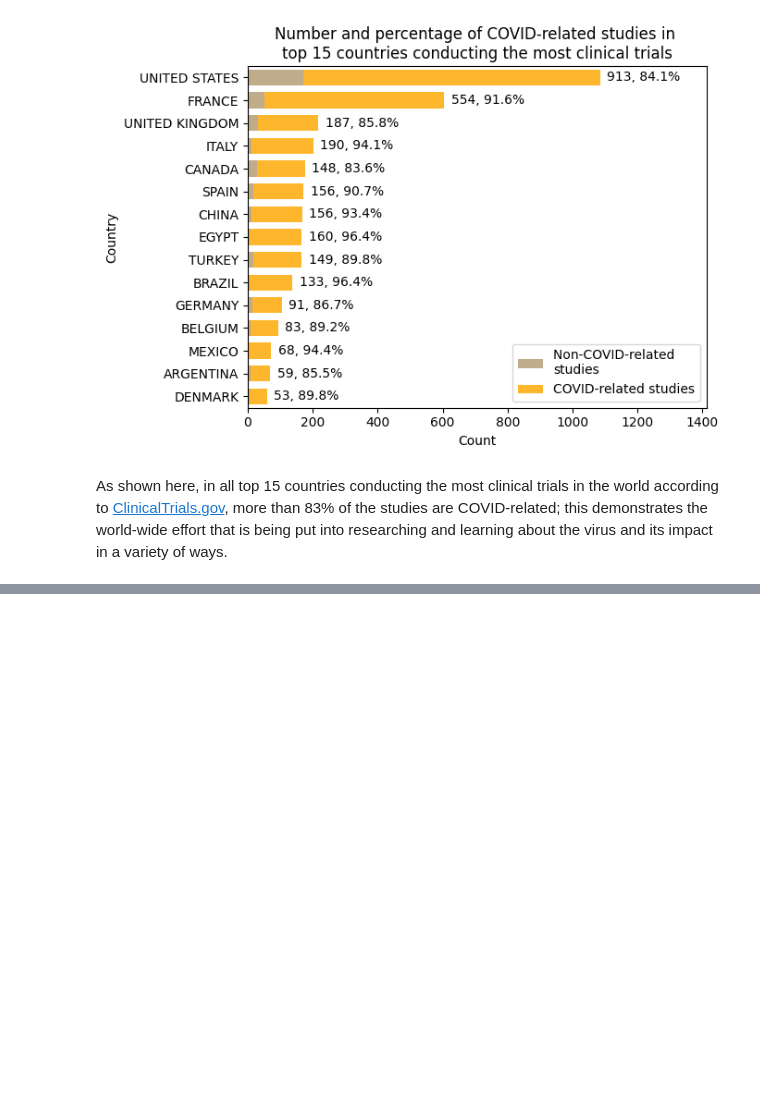
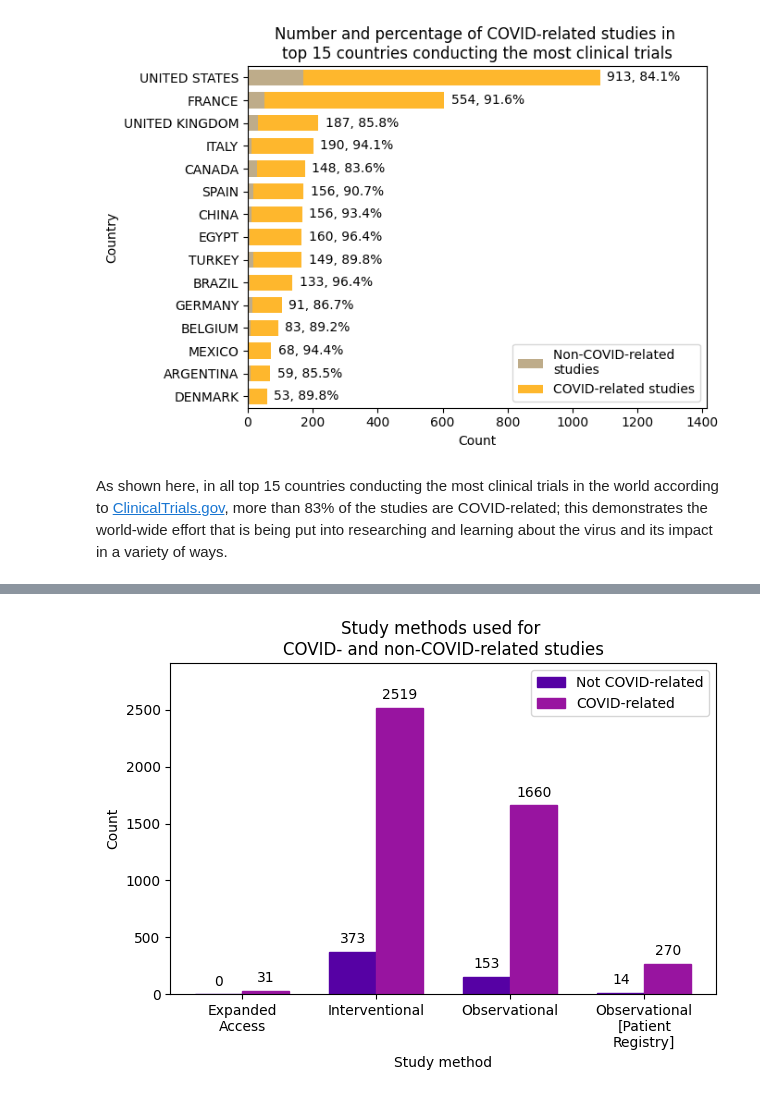
Before and after one commit to chels-kim/kaggle-covid-clintri, a Jupyter notebook: kaggle-covid-clintri/COVID-19 Clinical Trials.ipynb, the cells around one changed output, grey strips where cells are left out. Drawn from its saved outputs; the diff is of its cells as text; code cells hidden in the pictures; blank space fills up the shorter version.

Commit message:
March 5th Update 3: Finished up until study methods analysis.

```diff
--- a/kaggle-covid-clintri/COVID-19 Clinical Trials.ipynb
+++ b/kaggle-covid-clintri/COVID-19 Clinical Trials.ipynb
@@ -760,0 +769,70 @@ df_studies[['study_type','study_topic_code']].groupby(['study_type','study_topic
+# %%
+
+def mygroupedbar( data, data_labels, group_labels, group_name, data_name='Count', title='', colormap='plasma'):
+    '''
+    plot grouped data into a bar chart.
+    :param data: 2-d array containing columns of different categories. Number of rows should match with length
+        of group_labels.
+    :param data_labels: labels for data. Length should match with number of columns in data.
+    :param data_name: y axis name; default 'Count'
+    :param group_labels: labels for groups.
+    :param group_name: x axis name.
+    :param title: title of plot.
+    :return: grouped bar chart.
+    '''
+    x = np.arange(len(group_labels))  # the label locations
+    width = 0.35  # the width of the bars
+
+    fig, ax = plt.subplots()
+    rects_grouped = []
+    colours_list = data_color(len(group_labels)+1,colormap)
+
+    for col in range(len(data_labels)):
+        x_bar_center = x + width/2 * (col*2 - (len(data_labels)-1))
+        rects = ax.bar(x_bar_center, data[:,col], width, label=data_labels[col])
+        for bar in rects:
+            bar.set_color(colours_list[col])
+        rects_grouped.append(rects)
+
+    # Add some text for labels, title and custom x-axis tick labels, etc.
+    ax.set_xlabel(group_name)
+    ax.set_xticks(x)
+    ax.set_xticklabels(group_labels)
+    ax.set_ylabel(data_name)
+    ax.set_ylim([0, ax.get_ylim()[1]*1.1])
+    ax.set_title(title)
+    ax.legend()
+
+    def autolabel(rects):
+        """Attach a text label above each bar in *rects*, displaying its height."""
+        for rect in rects:
+            height = rect.get_height()
+            ax.annotate('{:.0f}'.format(height),
+                        xy=(rect.get_x() + rect.get_width() / 2, height),
+                        xytext=(0, 4),  # 3 points vertical offset
+                        textcoords="offset points",
+                        ha='center', va='bottom')
+
+    for rects in rects_grouped:
+        autolabel(rects)
+
+    fig.tight_layout()
+
+    plt.show()
+
+study_types = df_studies[['study_type','study_topic_code']].groupby(['study_type','study_topic_code']).study_type.agg(len).unstack()
+
+types = study_types.index
+types_new = []
+
+for type in types:
+    type = type.replace(' ', '\n')
+    types_new.append(type)
+
+data = study_types.fillna(0).values
+
+mygroupedbar( data=data, data_labels=['Not COVID-related','COVID-related'],
+              data_name='Count', group_labels=types_new, group_name='Study method',
+              title='Study methods used for \nCOVID- and non-COVID-related studies' )
+# %% [output]
+[figure, added]
```
Also changed, not shown: parts of 10 cells of this notebook.
